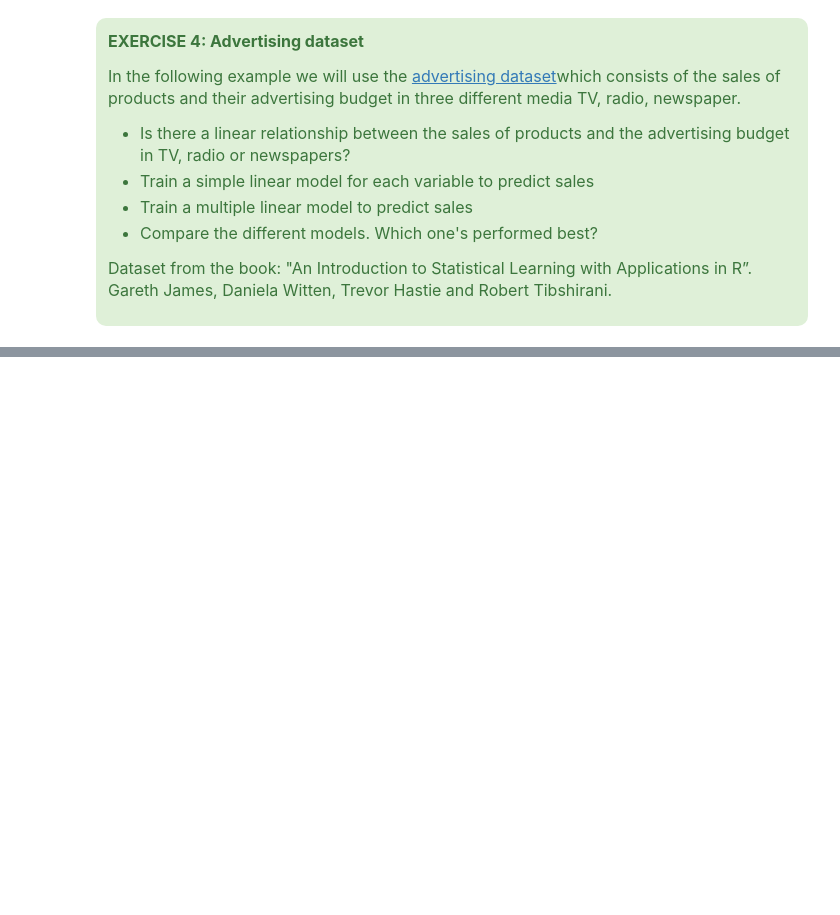
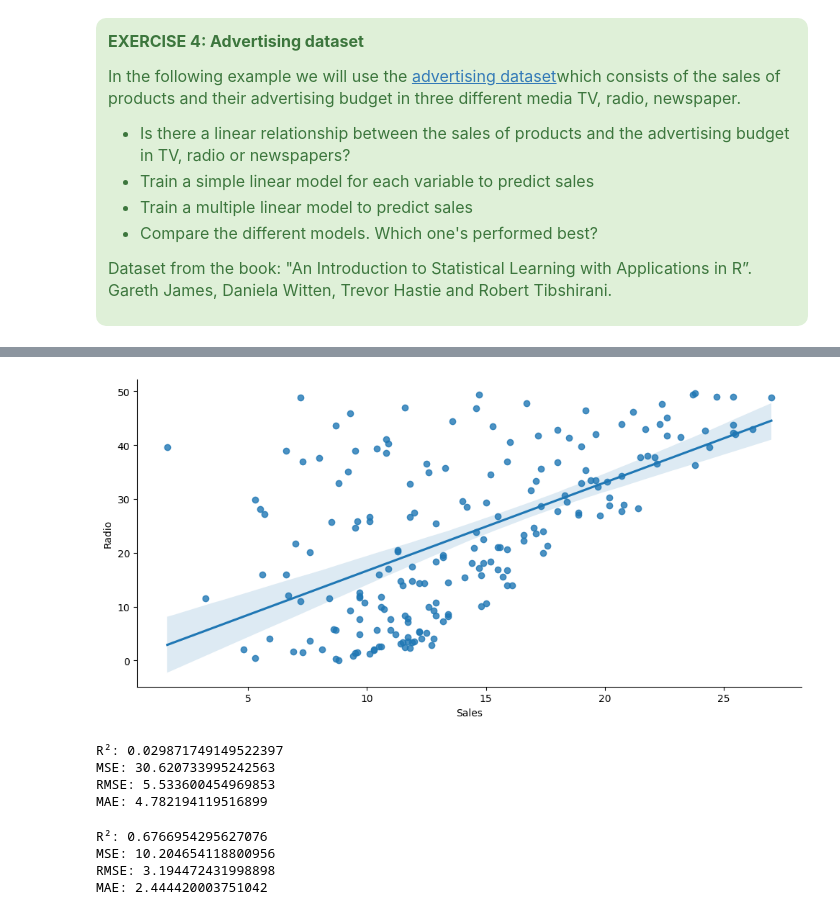
Before and after one commit to chandlershortlidge/lab-dsai-regression-exercises, a Jupyter notebook: your-code/main.ipynb, the cells around one changed output, grey strips where cells are left out. Drawn from its saved outputs; the diff is of its cells as text; code cells hidden in the pictures; blank space fills up the shorter version.

```diff
--- a/your-code/main.ipynb
+++ b/your-code/main.ipynb
@@ -570,0 +605,74 @@ Dataset from the book: "An Introduction to Statistical Learning with Application
+# %%
+sns.lmplot(x="Sales", y="Radio", data=advertising, aspect=2, order=1);
+# %% [output]
+[figure, added]
+# %%
+X = advertising[["Newspaper"]]
+y = advertising["Sales"]
+
+# train test split
+X_train, X_test, y_train, y_test = train_test_split(
+    X, y, test_size=0.2, random_state=42
+)#
+
+# Create the Linear Regression estimator
+lm = LinearRegression()
+
+# Perform the fitting
+lm.fit(X_train, y_train)
+
+# Predictions
+y_pred = lm.predict(X_test)
+
+# R² score
+r2 = lm.score(X_test, y_test)
+
+# Errors
+mse = mean_squared_error(y_test, y_pred)
+rmse = mse**0.5
+mae = mean_absolute_error(y_test, y_pred)
+
+print("R²:", r2)
+print("MSE:", mse)
+print("RMSE:", rmse)
+print("MAE:", mae)
+# %% [output]
+R²: 0.029871749149522397
+MSE: 30.620733995242563
+RMSE: 5.533600454969853
+MAE: 4.782194119516899
+# %%
+X = advertising[["TV"]]
+y = advertising["Sales"]
+
+# train test split
+X_train, X_test, y_train, y_test = train_test_split(
+    X, y, test_size=0.2, random_state=42
+)#
+
+# Create the Linear Regression estimator
+lm = LinearRegression()
+
+# Perform the fitting, eg training the model
+lm.fit(X_train, y_train)
+
+# Predictions
+y_pred = lm.predict(X_test)
+
+# R² score
+r2 = lm.score(X_test, y_test)
+
+# Errors
+mse = mean_squared_error(y_test, y_pred)
+rmse = mse**0.5
+mae = mean_absolute_error(y_test, y_pred)
+
+print("R²:", r2)
+print("MSE:", mse)
+print("RMSE:", rmse)
+print("MAE:", mae)
+# %% [output]
+R²: 0.6766954295627076
+MSE: 10.204654118800956
+RMSE: 3.194472431998898
+MAE: 2.444420003751042
```
Also changed, not shown: parts of 8 cells of this notebook, 1 other file.
